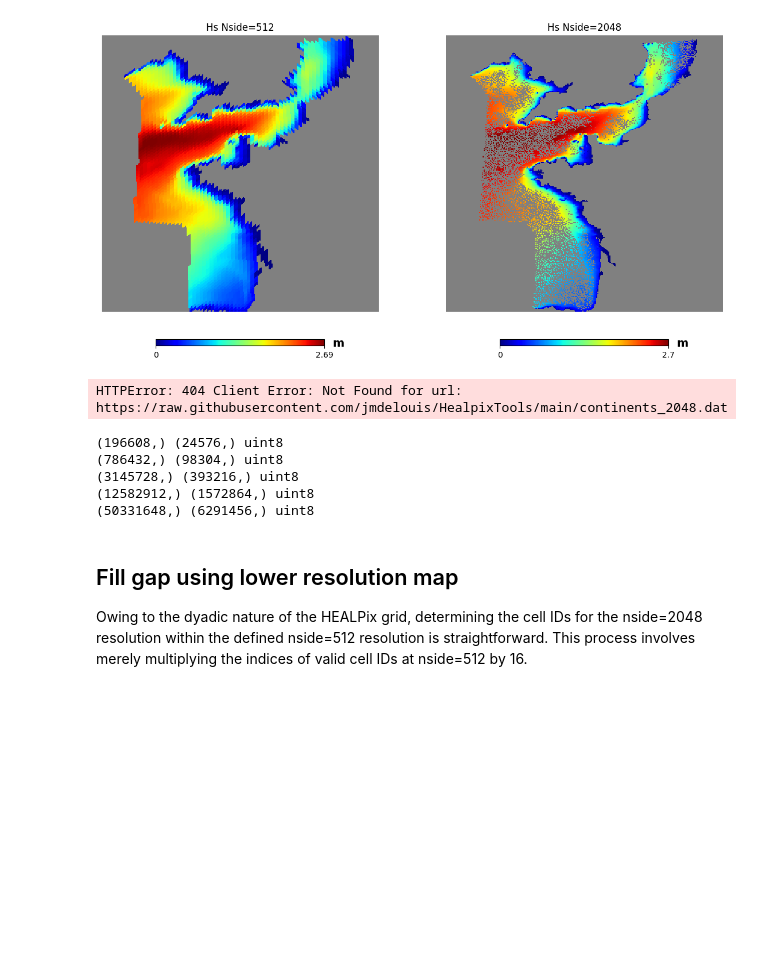
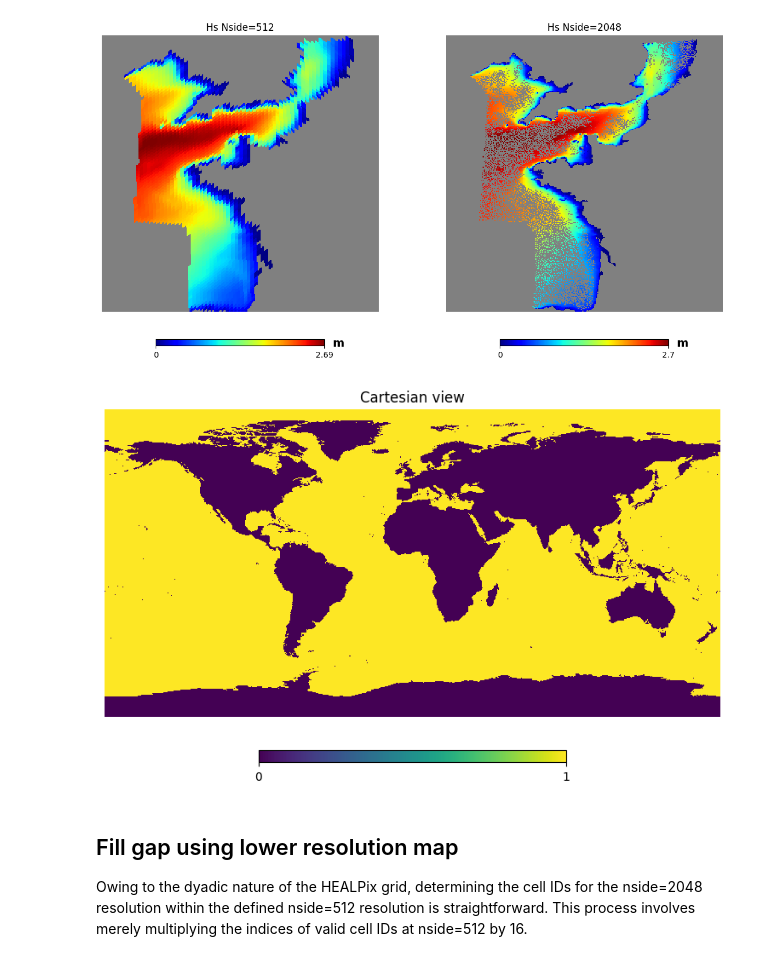
Before and after one commit to jmdelouis/HealpixTools, a Jupyter notebook: RegridHealpix.ipynb, the cells around one changed output. Saved outputs shown, nothing was run; the diff lists cells and outputs as text; code cells hidden in the pictures; blank space fills up the shorter version.

```diff
--- a/RegridHealpix.ipynb
+++ b/RegridHealpix.ipynb
@@ -85,46 +85,28 @@ hp.gnomview(map_2048,cmap='jet',rot=[2,48.3],reso=2,hold=False,sub=(1,2,2),
 # %%
 # get a map that provide the distance to the coast
 nside=2048
 
 try:
     mask=np.fromfile('continents_2048.npy',dtype='uint8')
 except:
     from io import BytesIO
     import requests
 
     # URL brute du fichier
     url = "https://raw.githubusercontent.com/jmdelouis/HealpixTools/main/continents_2048.npy"
 
     # Télécharger le fichier depuis l'URL
     response = requests.get(url)
     response.raise_for_status()  # Vérifie les erreurs HTTP
 
     # Charger le contenu dans un tableau NumPy
     mask = np.load(BytesIO(response.content)).astype('uint8')
 
-print(mask.shape)
 mask = np.unpackbits(mask).astype(bool)
-print(mask.shape,12*nside**2)
+
+hp.cartview(mask)
 # %% [output]
-HTTPError: 404 Client Error: Not Found for url: https://raw.githubusercontent.com/jmdelouis/HealpixTools/main/continents_2048.dat
+[figure, added]
-# %%
-tab=[128,256,512,1024,2048]
-for itab in tab:
-    im=hp.read_map('/home/jmdelouis/HealpixTools/dist_%d.fits'%(itab))
-    # Créer un tableau de booléens
-    bool_array = (1-np.isnan(im)).astype('bool')
-
-    # Compresser le tableau en 1 bit par valeur
-    compressed_array = np.packbits(bool_array)
-    print(bool_array.shape,compressed_array.shape,compressed_array.dtype)
-
-    np.save('/home/jmdelouis/HealpixTools/continents_%d.npy'%(itab),compressed_array)
-# %% [output]
-(196608,) (24576,) uint8
-(786432,) (98304,) uint8
-(3145728,) (393216,) uint8
-(12582912,) (1572864,) uint8
-(50331648,) (6291456,) uint8
 # %% [markdown]
 ## Fill gap using lower resolution map
 
```
